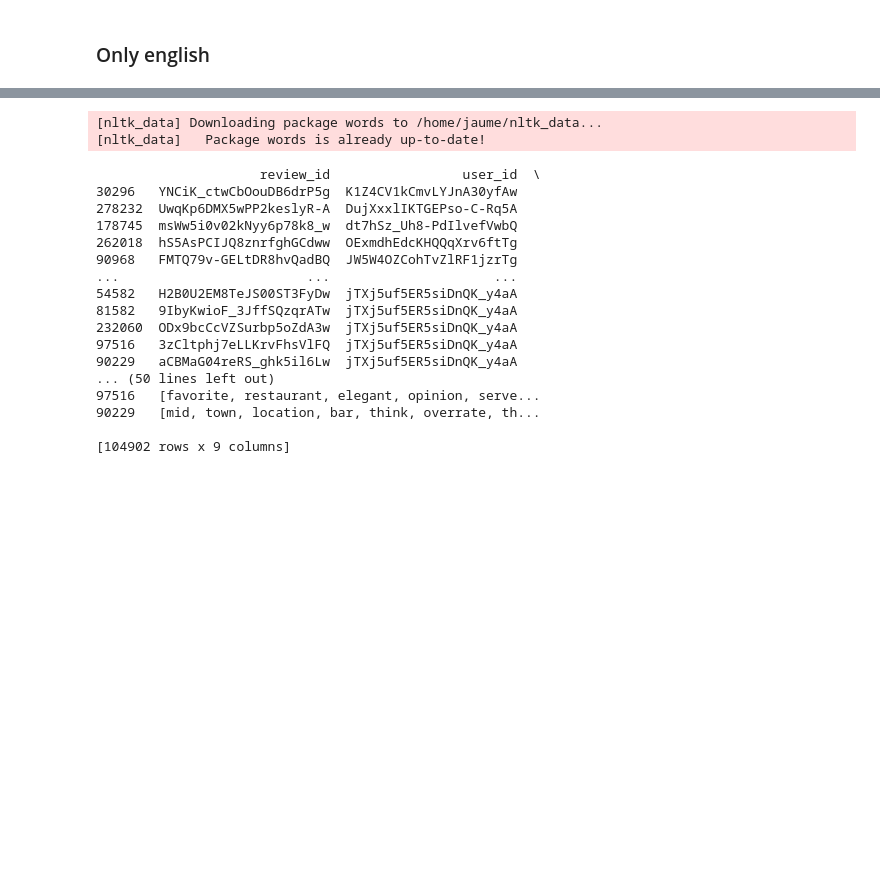
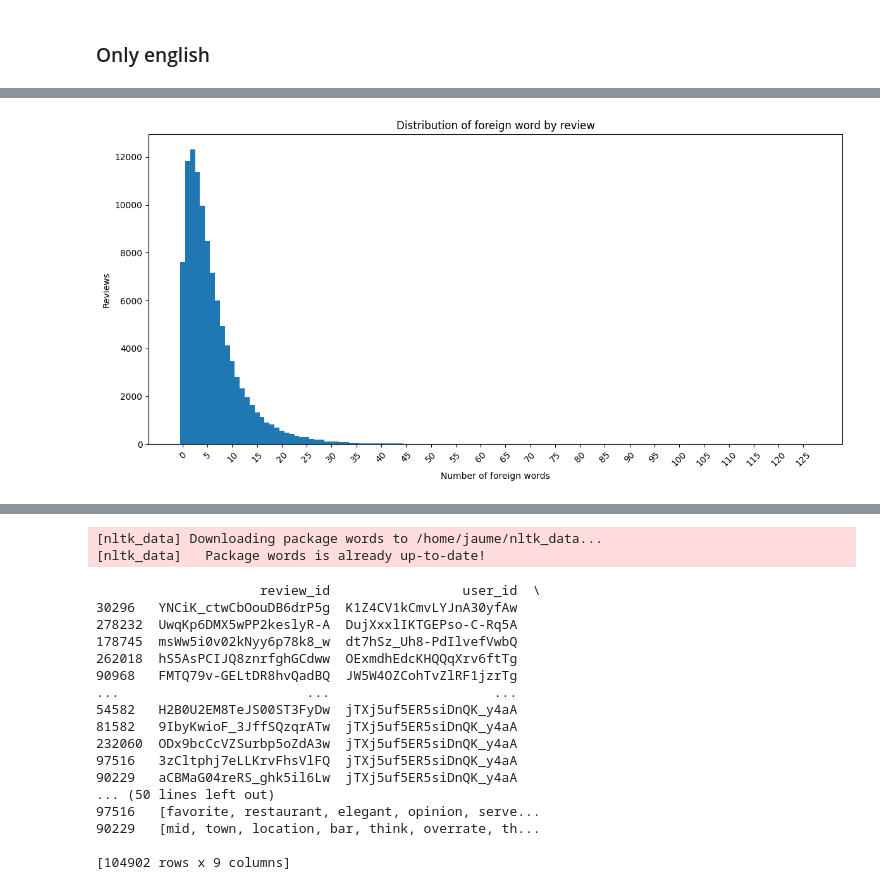
Before and after one commit to JaumeSanCol/Comp_ML, a Jupyter notebook: NLP/data_prep.ipynb, the cells around one changed output, grey strips where cells are left out. Cells and saved outputs as stored; diff of their text form; code cells hidden in the pictures; blank space fills up the shorter version.

```diff
--- a/NLP/data_prep.ipynb
+++ b/NLP/data_prep.ipynb
@@ -242,0 +245,7 @@ corpus
+# %%
+# Definimos una función que limpia la lista
+def clean_words(word_list):
+    return [w for w in word_list if w and str(w).strip()]
+
+# Reemplazamos la columna words por su versión “limpia”
+corpus['words'] = corpus['words'].apply(clean_words)
@@ -243,2 +258,18 @@ corpus
 # %% [markdown]
 ### Only english
+# %%
+import pandas as pd
+from nltk.corpus import words as nltk_words
+
+# tu DataFrame
+# corpus = pd.read_csv(...)  # o como lo tengas definido
+
+english_vocab = set(w.lower() for w in nltk_words.words())
+
+def non_english_terms(word_list):
+    # filtra las palabras que no están en el vocabulario en inglés
+    return [w for w in word_list if w.lower() not in english_vocab]
+
+# aplica la función para crear dos columnas nuevas:
+corpus['non_english'] = corpus['words'].apply(non_english_terms)
+corpus['n_non_english'] = corpus['non_english'].str.len()
@@ -244,0 +287,18 @@ corpus
+# %%
+import matplotlib.pyplot as plt
+
+max_val = corpus['n_non_english'].max()
+bins = range(0, max_val + 2)
+
+plt.figure(figsize=(12, 6))
+plt.hist(corpus['n_non_english'], bins=bins, align='left')
+
+xticks = list(bins)[::5]
+plt.xticks(xticks, rotation=45)
+plt.xlabel('Number of foreign words')
+plt.ylabel('Reviews')
+plt.title('Distribution of foreign word by review')
+plt.tight_layout()
+plt.show()
+# %% [output]
+[figure, added]
```
Also changed, not shown: parts of 11 cells of this notebook.
